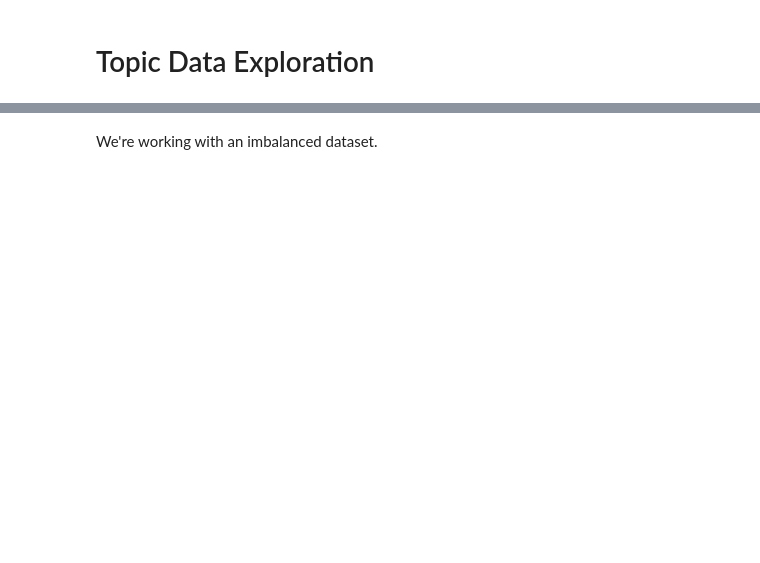
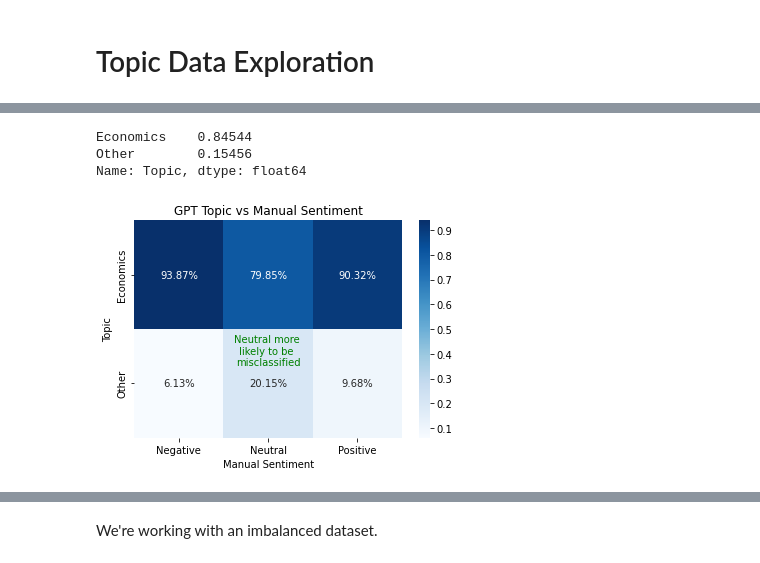
Before and after one commit to hakonmh/distilnews, a Jupyter notebook: src/topic-notebooks/data_exploration.ipynb, the cells around one changed output, grey strips where cells are left out. Saved outputs shown, nothing was run; the diff lists cells and outputs as text; code cells hidden in the pictures; blank space fills up the shorter version.

```diff
--- a/src/topic-notebooks/data_exploration.ipynb
+++ b/src/topic-notebooks/data_exploration.ipynb
@@ -7,0 +12,5 @@ import seaborn as sns
+# %%
+# One of the datasets labelled both by human classifiers and chat-gpt
+fin_df = pd.read_csv('../../data/classified-data/financial_phrasebank.csv')
+fin_df = fin_df[['Headlines','Manual Sentiment', 'GPT Sentiment', 'Topic']]
+fin_df.head()
@@ -7,0 +24,18 @@ import seaborn as sns
+# %%
+fin_df['Topic'].value_counts() / len(fin_df)
+# %% [output]
+Economics    0.84544
+Other        0.15456
+Name: Topic, dtype: float64
+# %%
+confusion_matrix = fin_df.groupby(['Topic', 'Manual Sentiment']).size().unstack(fill_value=0)
+confusion_matrix = confusion_matrix / confusion_matrix.sum()
+
+sns.heatmap(confusion_matrix, annot=True, fmt='.2%', cmap='Blues')
+plt.title('GPT Topic vs Manual Sentiment')
+plt.text(0.5, 0.4, 'Neutral more \nlikely to be \nmisclassified',
+         horizontalalignment='center', verticalalignment='center',
+         transform=plt.gca().transAxes, fontsize=10, color='g')
+plt.show()
+# %% [output]
+[figure, added]
```
Also changed, not shown: parts of 21 cells of this notebook, 2 other files.
